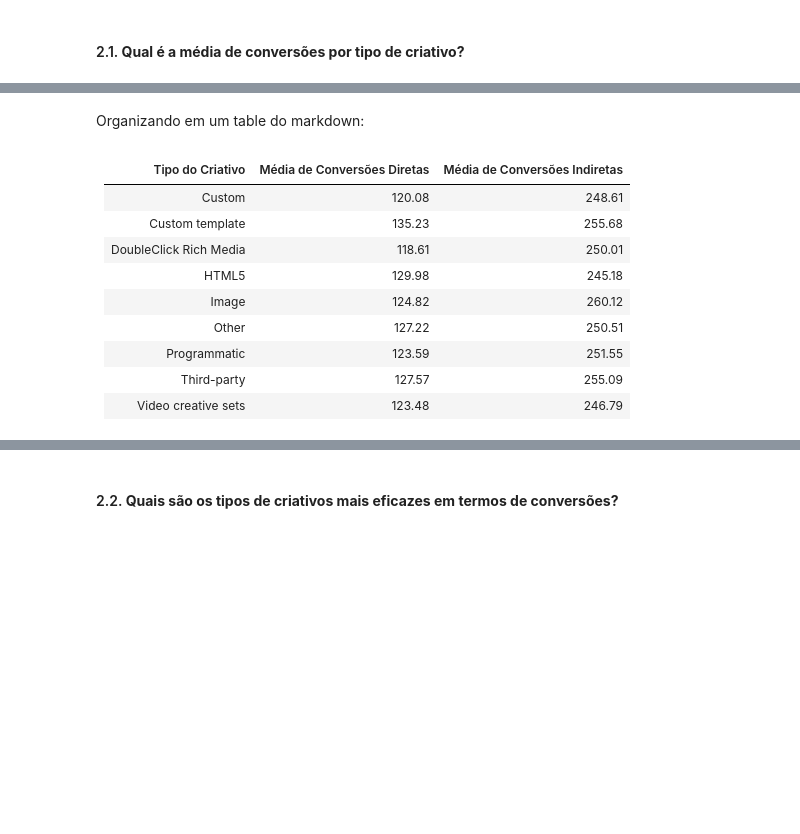
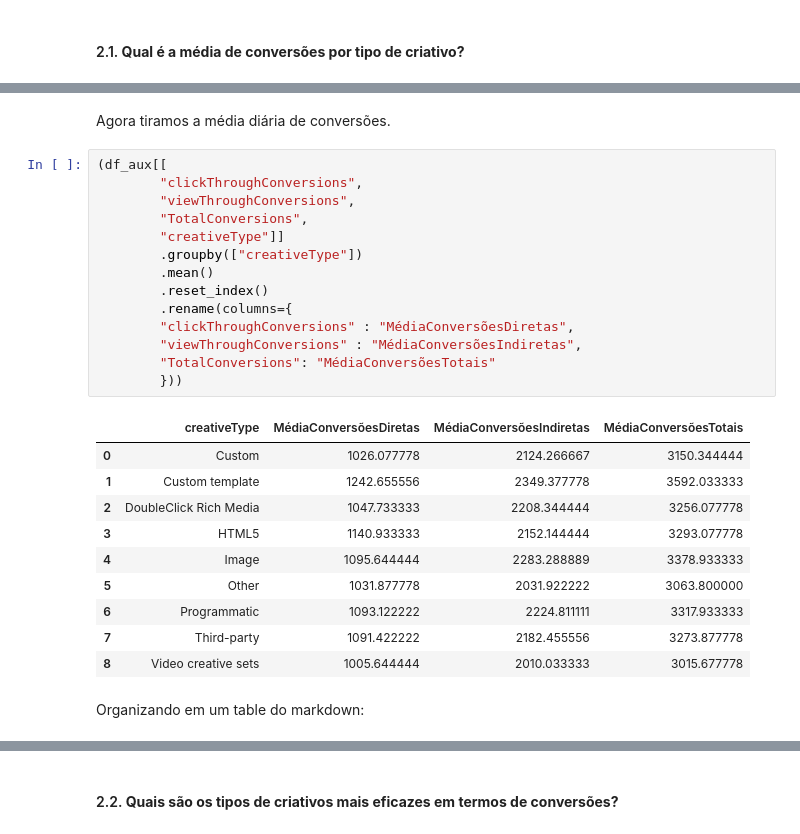
Before and after one commit to brunodifranco/bruno-case-tecnico-rbs, a Jupyter notebook: 12-10-2023-bruno-case-tecnico.ipynb, the cells around one changed output, grey strips where cells are left out. Cells and saved outputs as stored; diff of their text form; blank space fills up the shorter version.

```diff
--- a/12-10-2023-bruno-case-tecnico.ipynb
+++ b/12-10-2023-bruno-case-tecnico.ipynb
@@ -139,14 +157,29 @@ df_aux.groupby("creativeType").mean().reset_index()
+# %% [markdown]
+Agora tiramos a média diária de conversões.
+# %%
+(df_aux[[
+        "clickThroughConversions",
+        "viewThroughConversions",
+        "TotalConversions",
+        "creativeType"]]
+        .groupby(["creativeType"])
+        .mean()
+        .reset_index()
+        .rename(columns={
+        "clickThroughConversions" : "MédiaConversõesDiretas",
+        "viewThroughConversions" : "MédiaConversõesIndiretas",
+        "TotalConversions": "MédiaConversõesTotais"
+        }))
+# %% [output]
+|  | creativeType | MédiaConversõesDiretas | MédiaConversõesIndiretas | MédiaConversõesTotais |
+| 0 | Custom | 1026.077778 | 2124.266667 | 3150.344444 |
+| 1 | Custom template | 1242.655556 | 2349.377778 | 3592.033333 |
+| 2 | DoubleClick Rich Media | 1047.733333 | 2208.344444 | 3256.077778 |
+| 3 | HTML5 | 1140.933333 | 2152.144444 | 3293.077778 |
+| 4 | Image | 1095.644444 | 2283.288889 | 3378.933333 |
+| 5 | Other | 1031.877778 | 2031.922222 | 3063.800000 |
+| 6 | Programmatic | 1093.122222 | 2224.811111 | 3317.933333 |
+| 7 | Third-party | 1091.422222 | 2182.455556 | 3273.877778 |
+| 8 | Video creative sets | 1005.644444 | 2010.033333 | 3015.677778 |
 # %% [markdown]
 Organizando em um table do markdown:
-# %% [markdown]
-|     Tipo do Criativo           |  Média de Conversões Diretas  |  Média de Conversões Indiretas |
-|---------------------------|---------------------------|--------------------------|
-| Custom                    | 120.08                 | 248.61               |
-| Custom template           | 135.23                 | 255.68               |
-| DoubleClick Rich Media    | 118.61                 | 250.01               |
-| HTML5                     | 129.98                | 245.18               |
-| Image                     | 124.82                | 260.12               |
-| Other                     | 127.22               | 250.51               |
-| Programmatic              | 123.59                | 251.55               |
-| Third-party               | 127.57                | 255.09               |
-| Video creative sets       | 123.48                | 246.79              |
```
Also changed, not shown: parts of 19 cells of this notebook, 3 other files.
